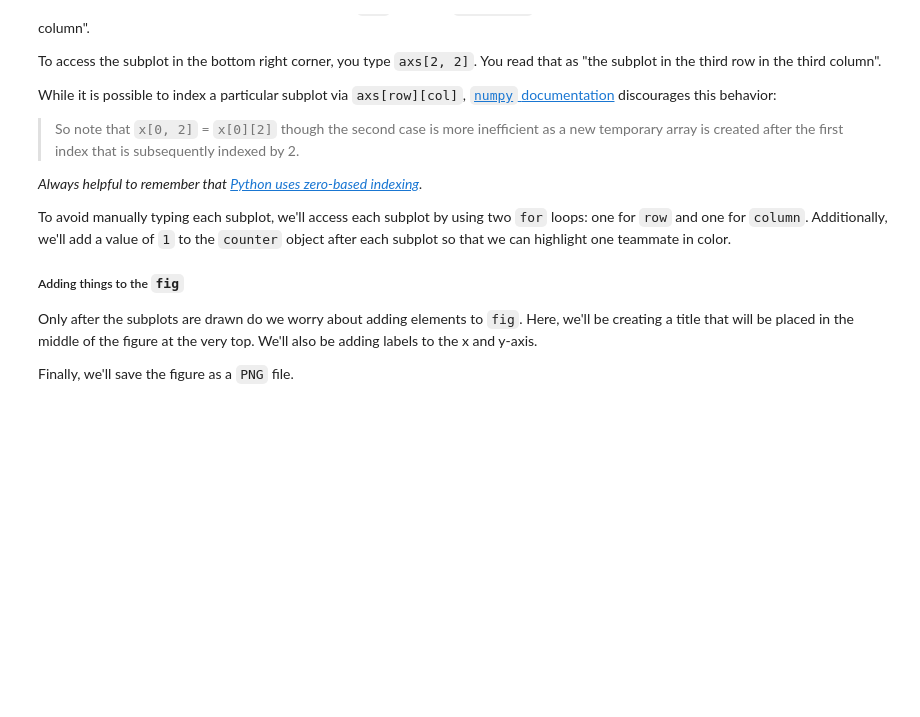
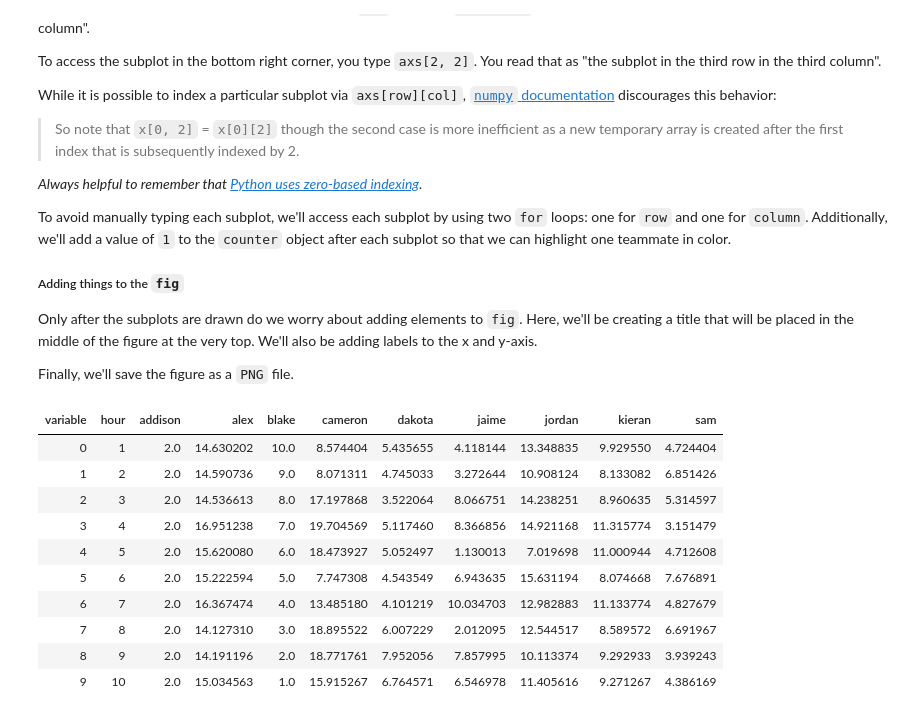
Before and after one commit to sam-thurman/small_multiples, a Jupyter notebook: small_mult.ipynb, the cells around one changed output. Saved outputs shown, nothing was run; the diff lists cells and outputs as text; code cells hidden in the pictures; blank space fills up the shorter version.

```diff
--- a/small_mult.ipynb
+++ b/small_mult.ipynb
@@ -97,3 +113,17 @@ To avoid manually typing each subplot, we'll access each subplot by using two `f
 Only after the subplots are drawn do we worry about adding elements to `fig`. Here, we'll be creating a title that will be placed in the middle of the figure at the very top. We'll also be adding labels to the x and y-axis.
 
 Finally, we'll save the figure as a `PNG` file.
+# %%
+df_wide
+# %% [output]
+| variable | hour | addison | alex | blake | cameron | dakota | jaime | jordan | kieran | sam |
+| 0 | 1 | 2.0 | 14.630202 | 10.0 | 8.574404 | 5.435655 | 4.118144 | 13.348835 | 9.929550 | 4.724404 |
+| 1 | 2 | 2.0 | 14.590736 | 9.0 | 8.071311 | 4.745033 | 3.272644 | 10.908124 | 8.133082 | 6.851426 |
+| 2 | 3 | 2.0 | 14.536613 | 8.0 | 17.197868 | 3.522064 | 8.066751 | 14.238251 | 8.960635 | 5.314597 |
+| 3 | 4 | 2.0 | 16.951238 | 7.0 | 19.704569 | 5.117460 | 8.366856 | 14.921168 | 11.315774 | 3.151479 |
+| 4 | 5 | 2.0 | 15.620080 | 6.0 | 18.473927 | 5.052497 | 1.130013 | 7.019698 | 11.000944 | 4.712608 |
+| 5 | 6 | 2.0 | 15.222594 | 5.0 | 7.747308 | 4.543549 | 6.943635 | 15.631194 | 8.074668 | 7.676891 |
+| 6 | 7 | 2.0 | 16.367474 | 4.0 | 13.485180 | 4.101219 | 10.034703 | 12.982883 | 11.133774 | 4.827679 |
+| 7 | 8 | 2.0 | 14.127310 | 3.0 | 18.895522 | 6.007229 | 2.012095 | 12.544517 | 8.589572 | 6.691967 |
+| 8 | 9 | 2.0 | 14.191196 | 2.0 | 18.771761 | 7.952056 | 7.857995 | 10.113374 | 9.292933 | 3.939243 |
+| 9 | 10 | 2.0 | 15.034563 | 1.0 | 15.915267 | 6.764571 | 6.546978 | 11.405616 | 9.271267 | 4.386169 |
```
Also changed, not shown: parts of 5 cells of this notebook, 1 other file.
